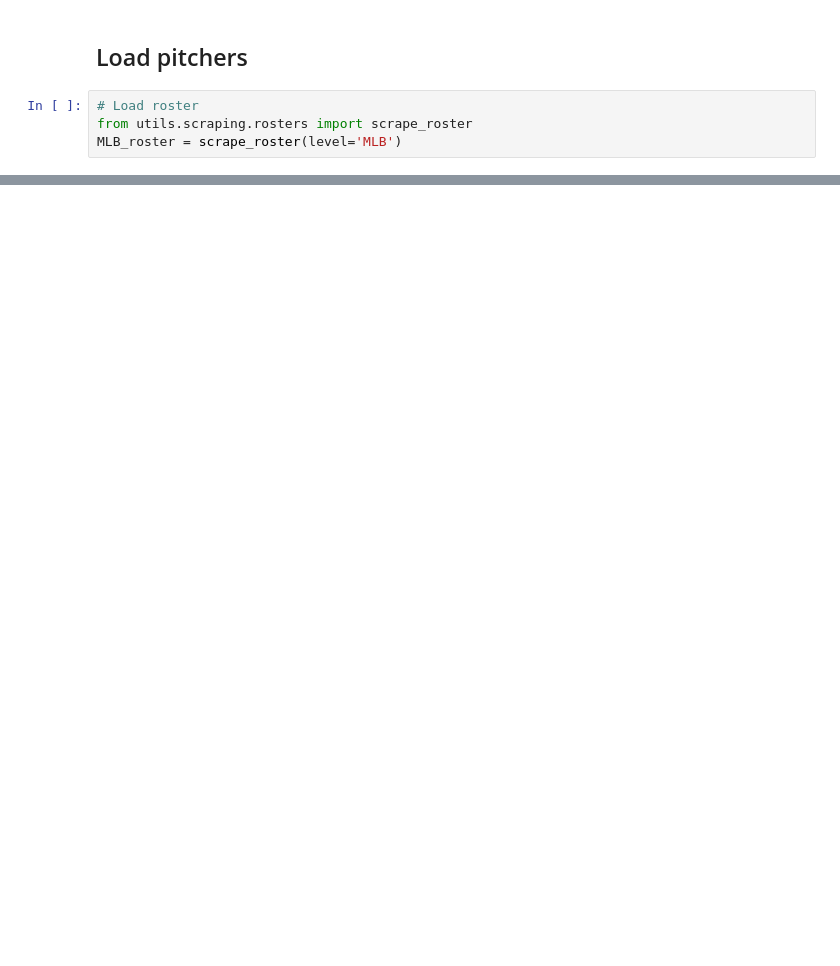
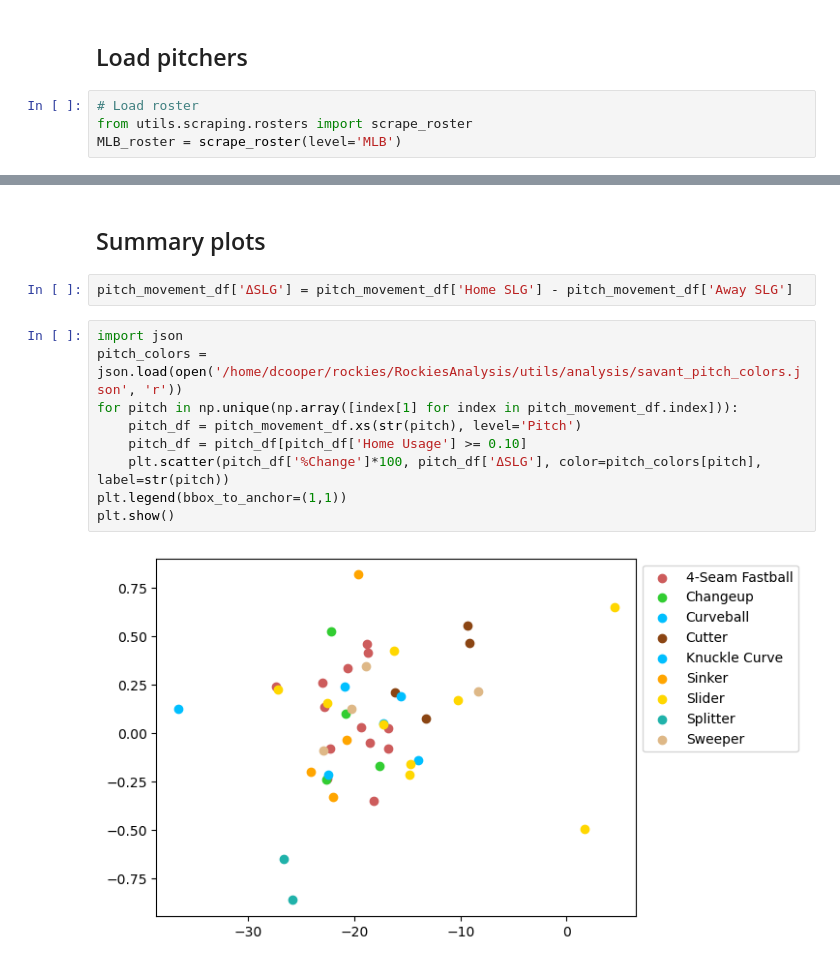
Before and after one commit to davidcooper7/RockiesAnalysis, a Jupyter notebook: pitch_movement/pitcher_movement_plots.ipynb, the cells around one changed output, grey strips where cells are left out. Drawn from its saved outputs; the diff is of its cells as text; blank space fills up the shorter version.

```diff
--- a/pitch_movement/pitcher_movement_plots.ipynb
+++ b/pitch_movement/pitcher_movement_plots.ipynb
@@ -85,0 +475,15 @@ styled
+# %% [markdown]
+## Summary plots
+# %%
+pitch_movement_df['ΔSLG'] = pitch_movement_df['Home SLG'] - pitch_movement_df['Away SLG']
+# %%
+import json
+pitch_colors = json.load(open('/home/dcooper/rockies/RockiesAnalysis/utils/analysis/savant_pitch_colors.json', 'r'))
+for pitch in np.unique(np.array([index[1] for index in pitch_movement_df.index])):
+    pitch_df = pitch_movement_df.xs(str(pitch), level='Pitch')
+    pitch_df = pitch_df[pitch_df['Home Usage'] >= 0.10]
+    plt.scatter(pitch_df['%Change']*100, pitch_df['ΔSLG'], color=pitch_colors[pitch], label=str(pitch))
+plt.legend(bbox_to_anchor=(1,1))
+plt.show()
+# %% [output]
+[figure, added]
```
Also changed, not shown: parts of 10 cells of this notebook, 17 other files.
